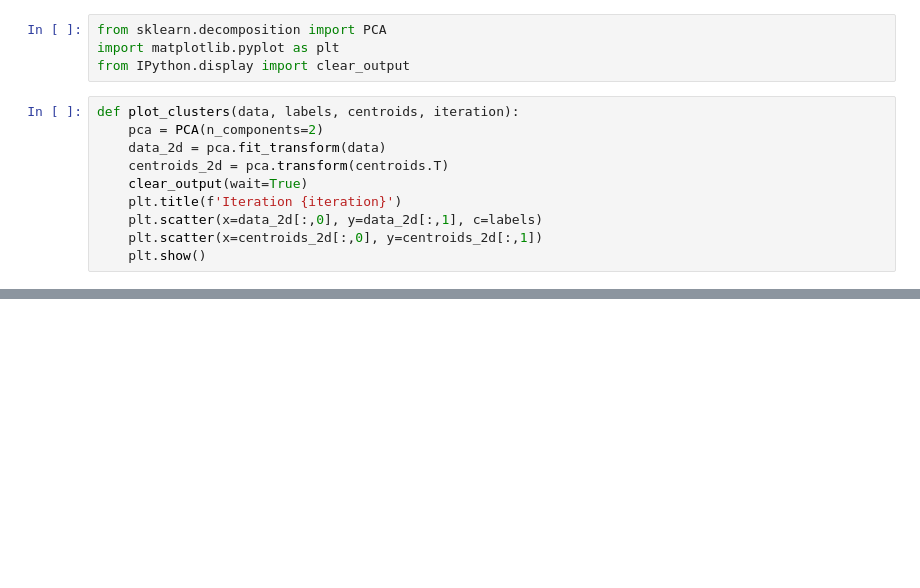
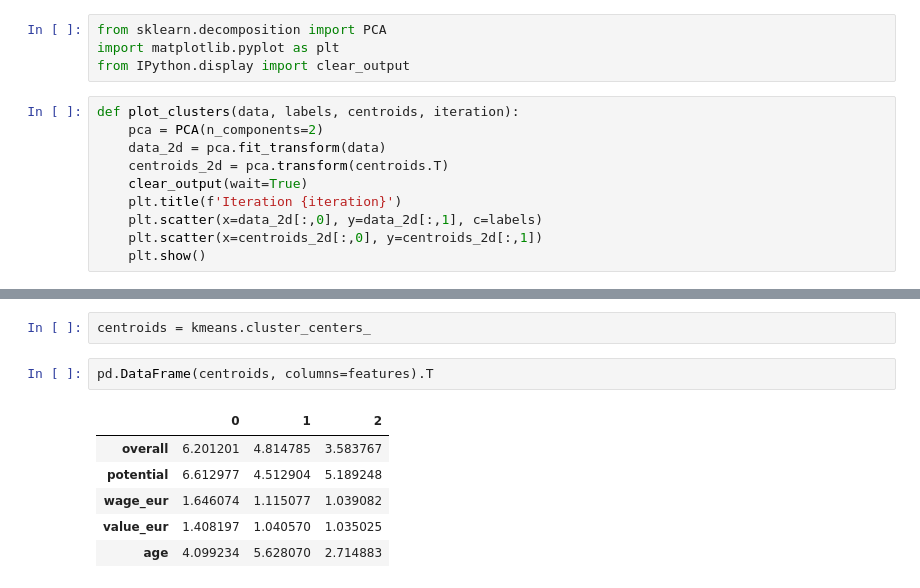
Before and after one commit to danyalmendigali/jupyter-datascience, a Jupyter notebook: linear algebra for ML /k-meansClustering.ipynb, the cells around one changed output, grey strips where cells are left out. Cells and saved outputs as stored; diff of their text form; blank space fills up the shorter version.

```diff
--- a/linear algebra for ML /k-meansClustering.ipynb
+++ b/linear algebra for ML /k-meansClustering.ipynb
@@ -163,0 +179,11 @@ players[labels == 1][["short_name"] + features]
+# %%
+centroids = kmeans.cluster_centers_
+# %%
+pd.DataFrame(centroids, columns=features).T
+# %% [output]
+|  | 0 | 1 | 2 |
+| overall | 6.201201 | 4.814785 | 3.583767 |
+| potential | 6.612977 | 4.512904 | 5.189248 |
+| wage_eur | 1.646074 | 1.115077 | 1.039082 |
+| value_eur | 1.408197 | 1.040570 | 1.035025 |
+| age | 4.099234 | 5.628070 | 2.714883 |
```
Also changed, not shown: parts of 9 cells of this notebook.
